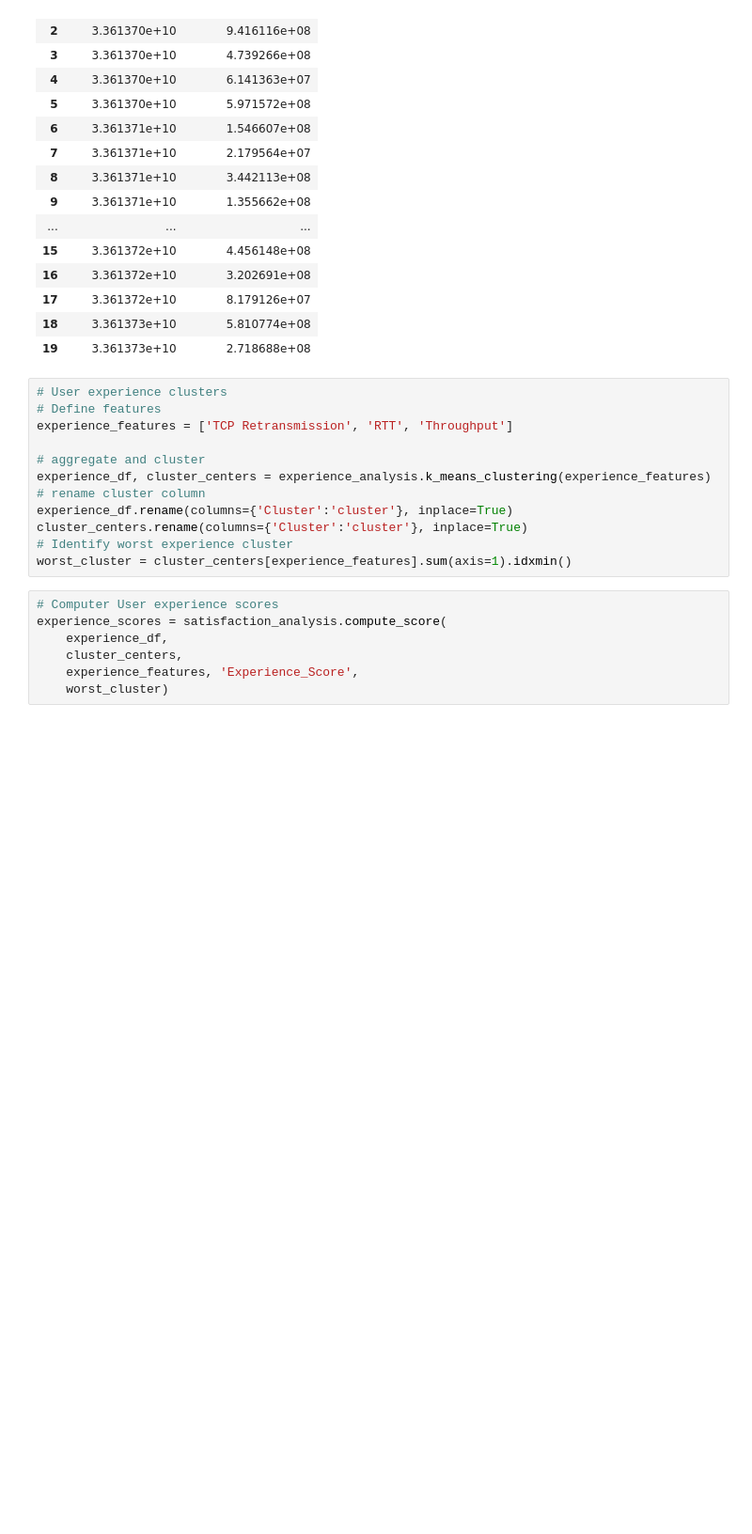
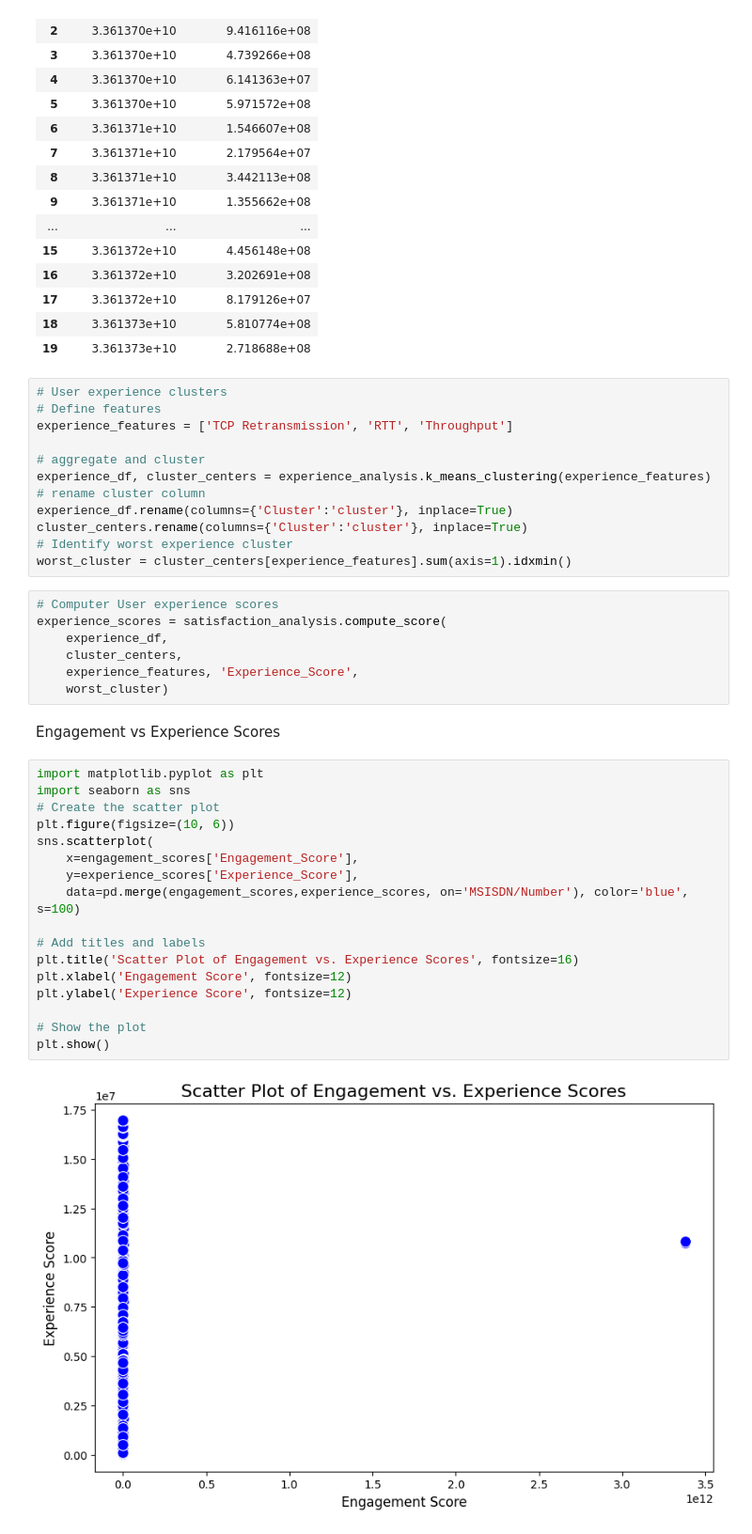
Before and after one commit to ab3lT/10-Academy-Week-2, a Jupyter notebook: notebook/usersatisfaction_analytics.ipynb, the cells around one changed output. Shown: that part at 94% size. Saved outputs shown, nothing was run; the diff lists cells and outputs as text; blank space fills up the shorter version.

Commit message:
Engagement vs Experience Scores

```diff
--- a/notebook/usersatisfaction_analytics.ipynb
+++ b/notebook/usersatisfaction_analytics.ipynb
@@ -89,3 +89,24 @@ experience_scores = satisfaction_analysis.compute_score(
     cluster_centers,
     experience_features, 'Experience_Score',
     worst_cluster)
+# %% [markdown]
+Engagement vs Experience Scores
+# %%
+import matplotlib.pyplot as plt
+import seaborn as sns
+# Create the scatter plot
+plt.figure(figsize=(10, 6))
+sns.scatterplot(
+    x=engagement_scores['Engagement_Score'],
+    y=experience_scores['Experience_Score'],
+    data=pd.merge(engagement_scores,experience_scores, on='MSISDN/Number'), color='blue', s=100)
+
+# Add titles and labels
+plt.title('Scatter Plot of Engagement vs. Experience Scores', fontsize=16)
+plt.xlabel('Engagement Score', fontsize=12)
+plt.ylabel('Experience Score', fontsize=12)
+
+# Show the plot
+plt.show()
+# %% [output]
+[figure, added]
```
